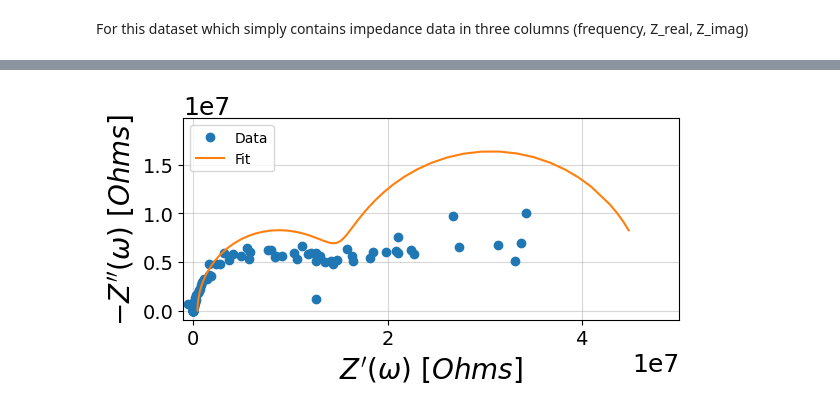
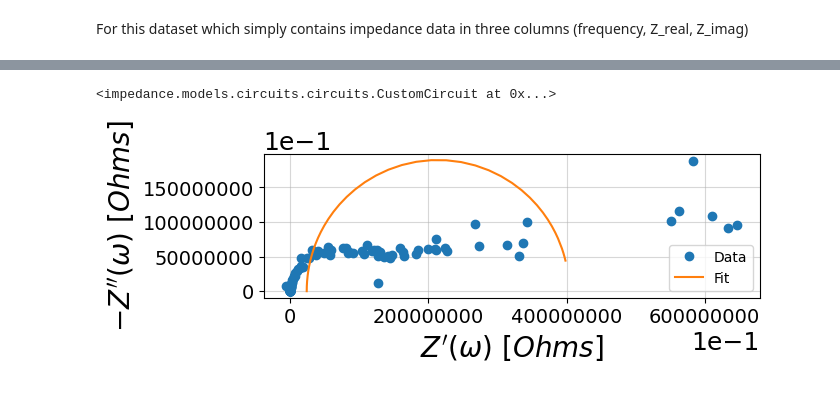
Before and after one commit to Tor91/EIS, a Jupyter notebook: YSZ_data.ipynb, the cells around one changed output, grey strips where cells are left out. Drawn from its saved outputs; the diff is of its cells as text; code cells hidden in the pictures.

```diff
--- a/YSZ_data.ipynb
+++ b/YSZ_data.ipynb
@@ -18,10 +40,11 @@ from impedance.models.circuits import CustomCircuit
 
 # https://impedancepy.readthedocs.io/en/latest/circuit-elements.html
 
-circuit = 'R0-p(R1,C1)-p(R2,C2)'
-initial_guess = [1, 500000, 5e-7, 1000006, 5e-7]
+circuit = 'R0-p(R1,C1)'
+initial_guess = [0.1, 10000, 100000e-12]
 
 circuit = CustomCircuit(circuit, initial_guess=initial_guess)
-
-circuit.fit(frequencies, Z)
-Z_fit = circuit.predict(frequencies)
+# %%
+circuit.fit(frequencies, Z)
+# %% [output]
+<impedance.models.circuits.circuits.CustomCircuit at 0x...>
@@ -28,14 +53,12 @@ Z_fit = circuit.predict(frequencies)
 # %%
 import matplotlib.pyplot as plt
 from impedance.visualization import plot_nyquist
 
 fig, ax = plt.subplots()
 plot_nyquist(Z, fmt='o', scale=10, ax=ax)
 plot_nyquist(Z_fit, fmt='-', scale=10, ax=ax)
 
 plt.legend(['Data', 'Fit'])
-plt.xlim(-1000000,50000000)
-plt.ticklabel_format(style='sci', axis='both', scilimits=(0,0))
 plt.show()
 # %% [output]
-[figure, old version]
+[figure, new version]
```
Also changed, not shown: parts of 5 cells of this notebook, 1 other file.
